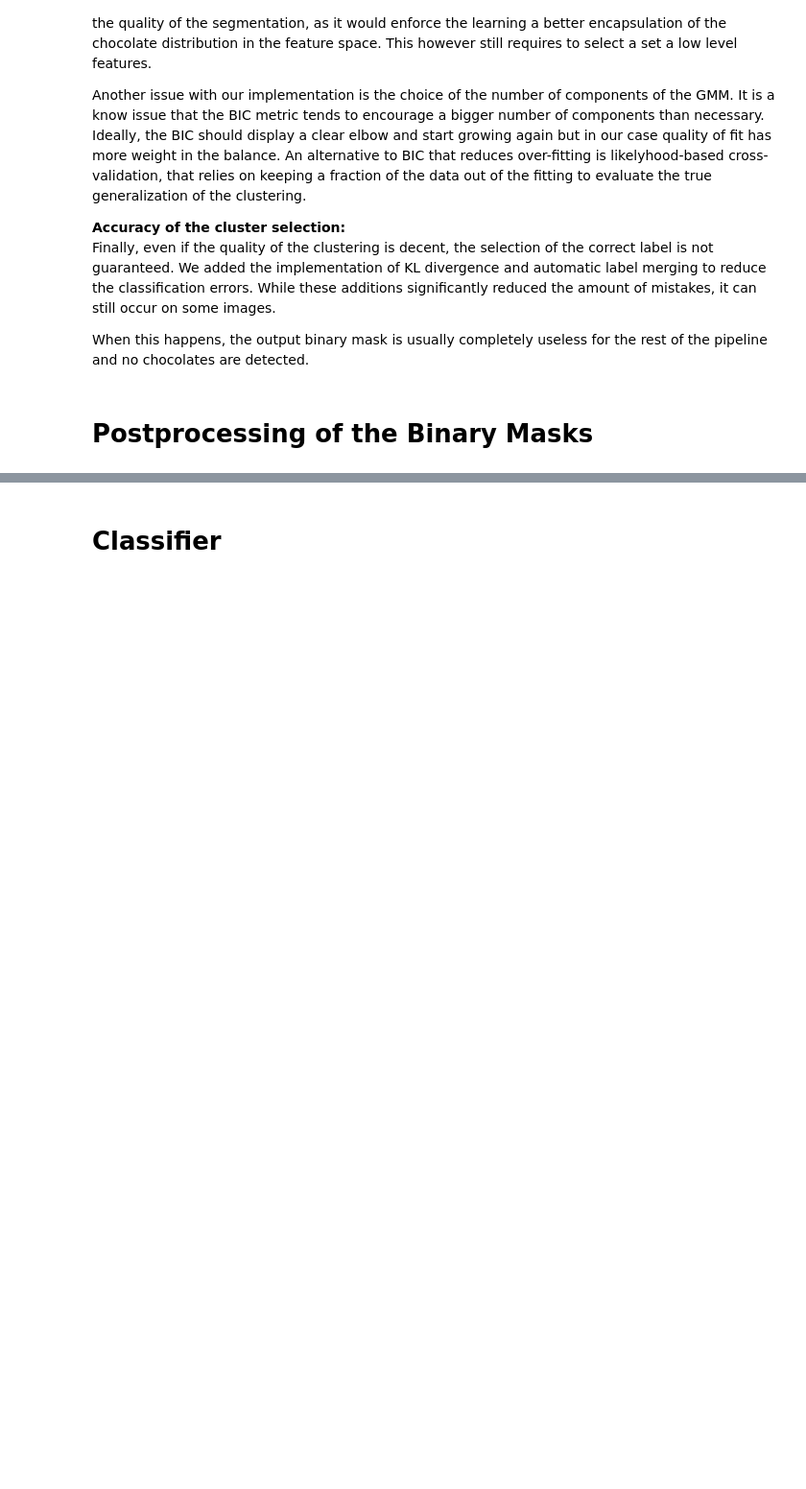
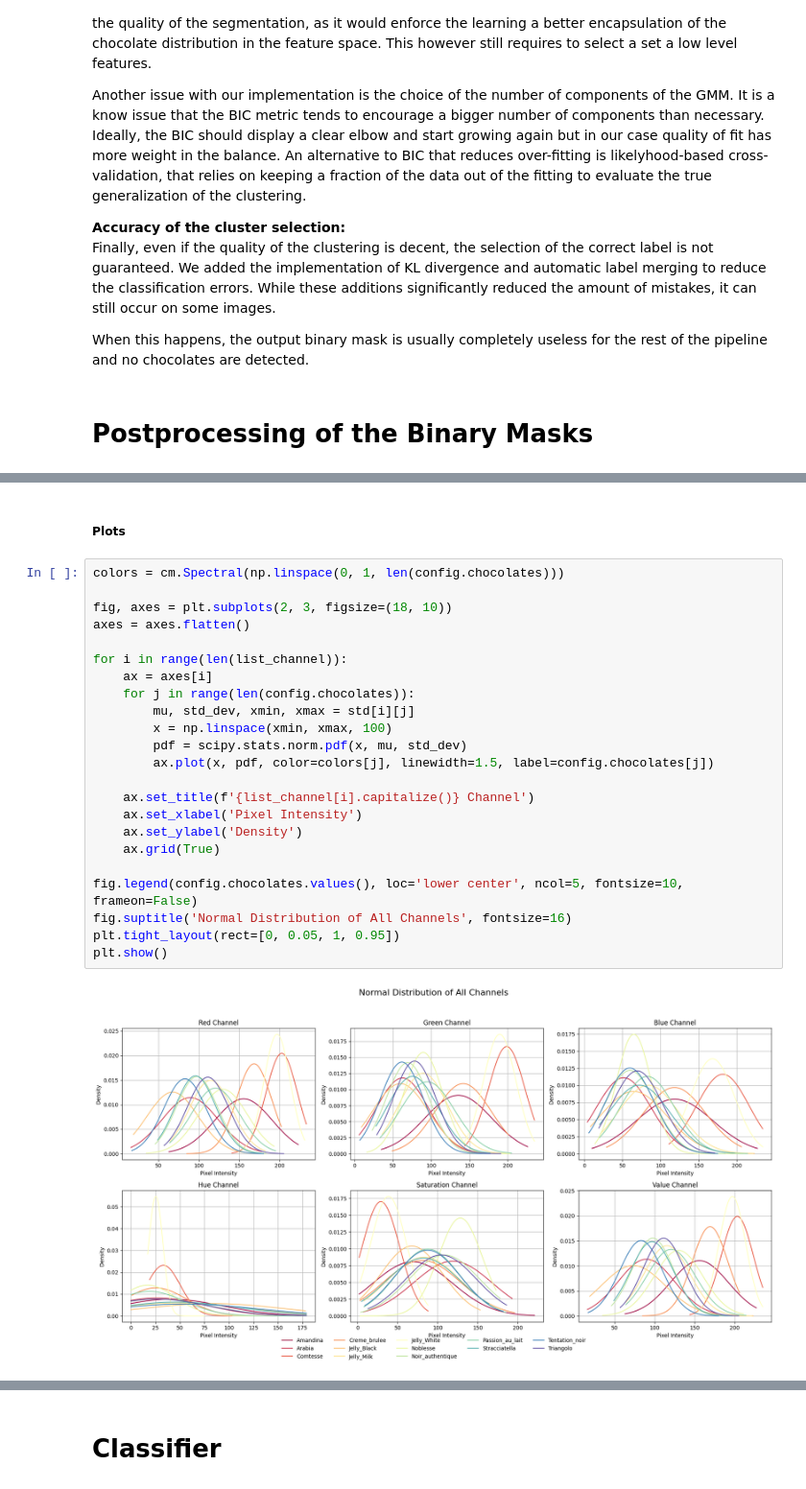
Before and after one commit to bastienchesaux/iapr_group8, a Jupyter notebook: final_group_08_ChocolateEaters8000/report.ipynb, the cells around one changed output, grey strips where cells are left out. Shown at 96% size. Saved outputs shown, nothing was run; the diff lists cells and outputs as text; blank space fills up the shorter version.

```diff
--- a/final_group_08_ChocolateEaters8000/report.ipynb
+++ b/final_group_08_ChocolateEaters8000/report.ipynb
@@ -311,0 +521,27 @@ When this happens, the output binary mask is usually completely useless for the
+# %% [markdown]
+##### Plots
+# %%
+colors = cm.Spectral(np.linspace(0, 1, len(config.chocolates)))
+
+fig, axes = plt.subplots(2, 3, figsize=(18, 10))
+axes = axes.flatten()
+
+for i in range(len(list_channel)):
+    ax = axes[i]
+    for j in range(len(config.chocolates)):
+        mu, std_dev, xmin, xmax = std[i][j]
+        x = np.linspace(xmin, xmax, 100)
+        pdf = scipy.stats.norm.pdf(x, mu, std_dev)
+        ax.plot(x, pdf, color=colors[j], linewidth=1.5, label=config.chocolates[j])
+
+    ax.set_title(f'{list_channel[i].capitalize()} Channel')
+    ax.set_xlabel('Pixel Intensity')
+    ax.set_ylabel('Density')
+    ax.grid(True)
+
+fig.legend(config.chocolates.values(), loc='lower center', ncol=5, fontsize=10, frameon=False)
+fig.suptitle('Normal Distribution of All Channels', fontsize=16)
+plt.tight_layout(rect=[0, 0.05, 1, 0.95])
+plt.show()
+# %% [output]
+[figure, added]
```
Also changed, not shown: parts of 36 cells of this notebook, 2 other files.
